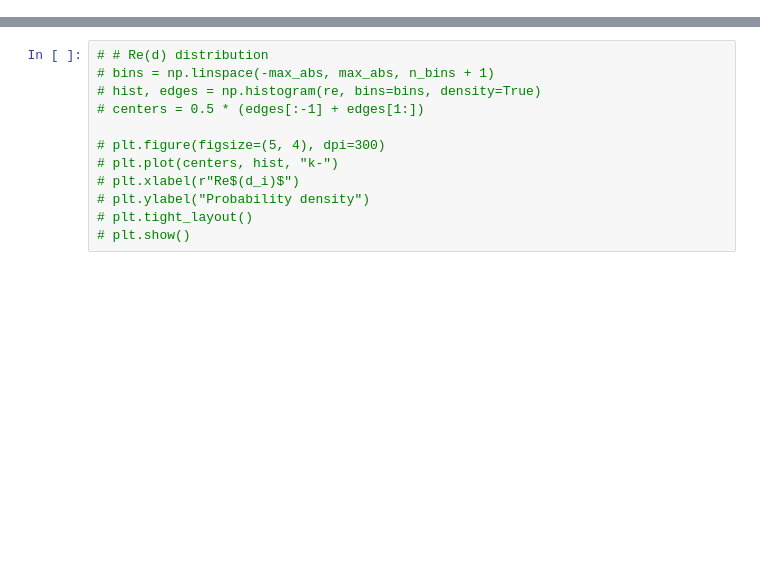
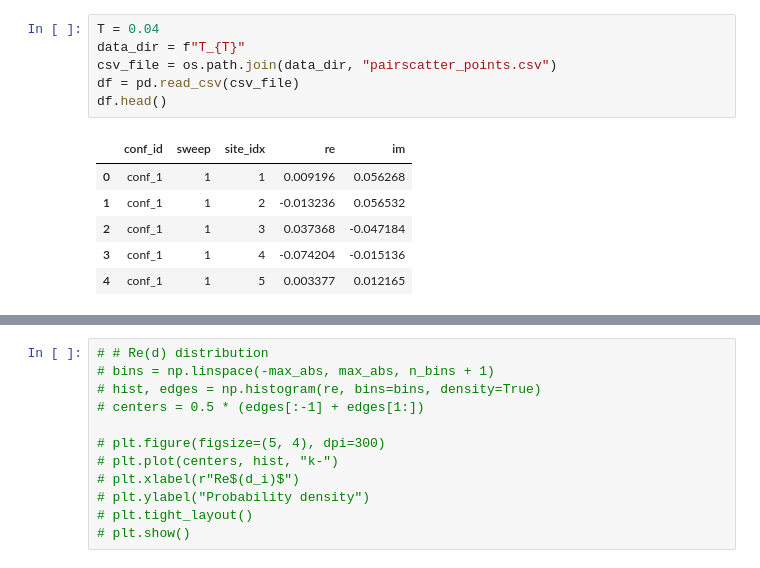
Before and after one commit to YinkaiYu/Hybrid-Monte-Carlo-for-d-wave-SC, a Jupyter notebook: projectHPC/example/plot_histogram.ipynb, the cells around one changed output, grey strips where cells are left out. Drawn from its saved outputs; the diff is of its cells as text; blank space fills up the shorter version.

```diff
--- a/projectHPC/example/plot_histogram.ipynb
+++ b/projectHPC/example/plot_histogram.ipynb
@@ -54,0 +20,13 @@ plt.show()
+# %%
+T = 0.04
+data_dir = f"T_{T}"
+csv_file = os.path.join(data_dir, "pairscatter_points.csv")
+df = pd.read_csv(csv_file)
+df.head()
+# %% [output]
+|  | conf_id | sweep | site_idx | re | im |
+| 0 | conf_1 | 1 | 1 | 0.009196 | 0.056268 |
+| 1 | conf_1 | 1 | 2 | -0.013236 | 0.056532 |
+| 2 | conf_1 | 1 | 3 | 0.037368 | -0.047184 |
+| 3 | conf_1 | 1 | 4 | -0.074204 | -0.015136 |
+| 4 | conf_1 | 1 | 5 | 0.003377 | 0.012165 |
```
Also changed, not shown: parts of 16 cells of this notebook, 3 other files.
